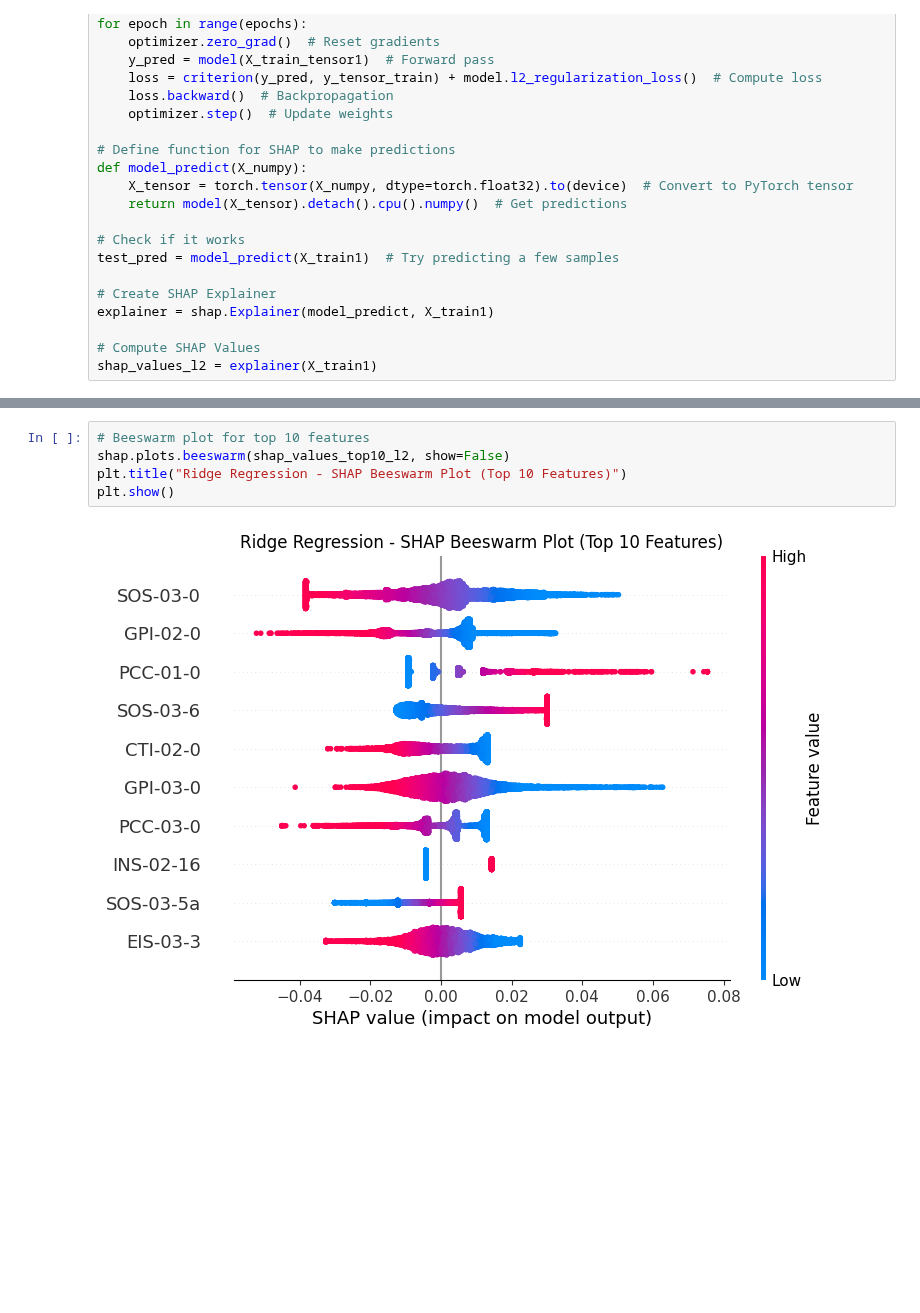
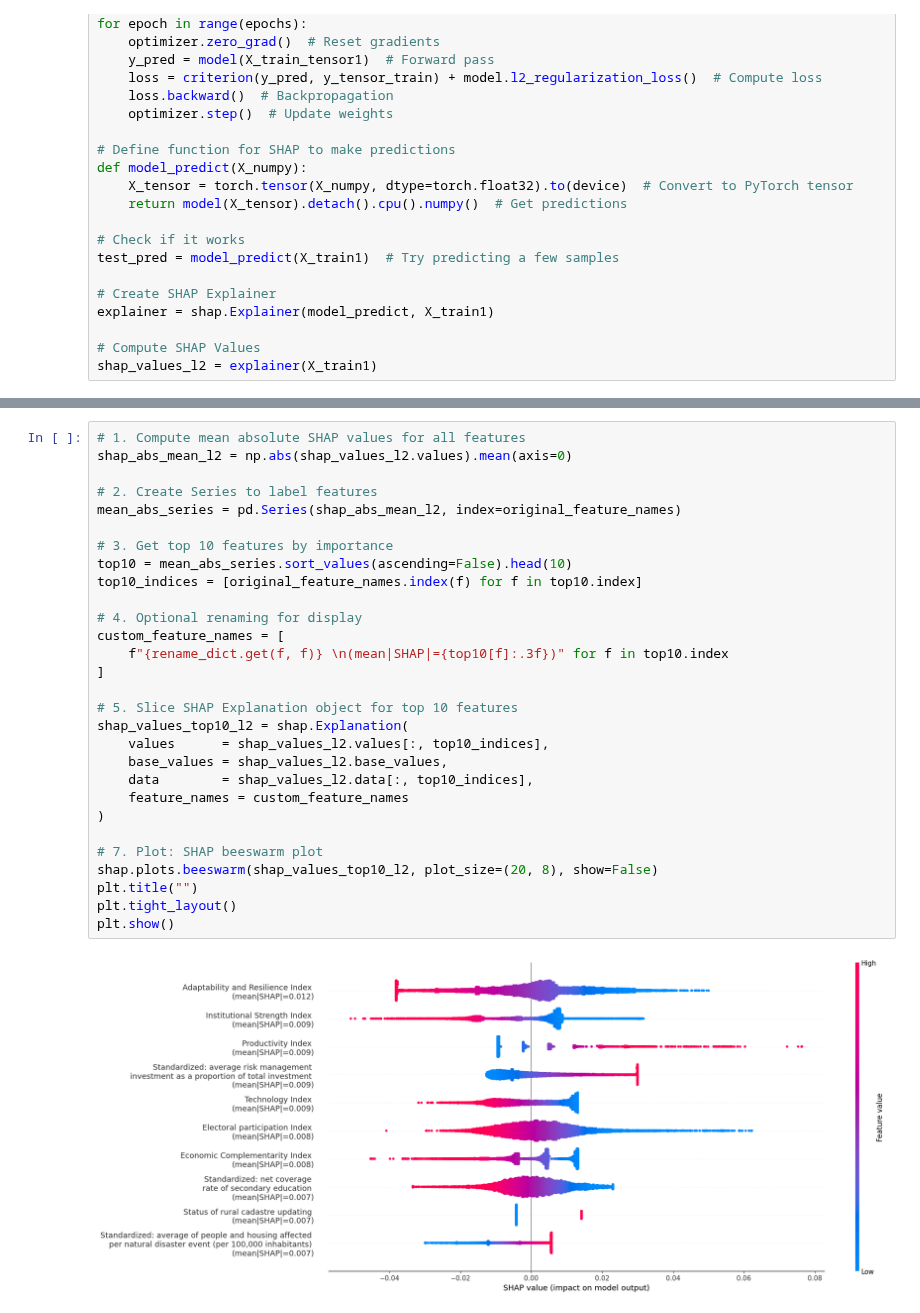
Before and after one commit to cpj97/MDS_thesis, a Jupyter notebook: Code/regularization.ipynb, the cells around one changed output, grey strips where cells are left out. Drawn from its saved outputs; the diff is of its cells as text; blank space fills up the shorter version.

```diff
--- a/Code/regularization.ipynb
+++ b/Code/regularization.ipynb
@@ -471,7 +518,31 @@ Text(0.5, 1.0, 'Ridge Regression - mean absolut SHAP values (Top 10 Features)')
-# %%
-# Beeswarm plot for top 10 features
-shap.plots.beeswarm(shap_values_top10_l2, show=False)
-plt.title("Ridge Regression - SHAP Beeswarm Plot (Top 10 Features)")
-plt.show()
-# %% [output]
-[figure, removed]
+# %%
+# 1. Compute mean absolute SHAP values for all features
+shap_abs_mean_l2 = np.abs(shap_values_l2.values).mean(axis=0)
+
+# 2. Create Series to label features
+mean_abs_series = pd.Series(shap_abs_mean_l2, index=original_feature_names)
+
+# 3. Get top 10 features by importance
+top10 = mean_abs_series.sort_values(ascending=False).head(10)
+top10_indices = [original_feature_names.index(f) for f in top10.index]
+
+# 4. Optional renaming for display
+custom_feature_names = [
+    f"{rename_dict.get(f, f)} \n(mean|SHAP|={top10[f]:.3f})" for f in top10.index
+]
+
+# 5. Slice SHAP Explanation object for top 10 features
+shap_values_top10_l2 = shap.Explanation(
+    values      = shap_values_l2.values[:, top10_indices],
+    base_values = shap_values_l2.base_values,
+    data        = shap_values_l2.data[:, top10_indices],
+    feature_names = custom_feature_names
+)
+
+# 7. Plot: SHAP beeswarm plot
+shap.plots.beeswarm(shap_values_top10_l2, plot_size=(20, 8), show=False)
+plt.title("")
+plt.tight_layout()
+plt.show()
+# %% [output]
+[figure, added]
```
Also changed, not shown: parts of 9 cells of this notebook, 2 other files.
